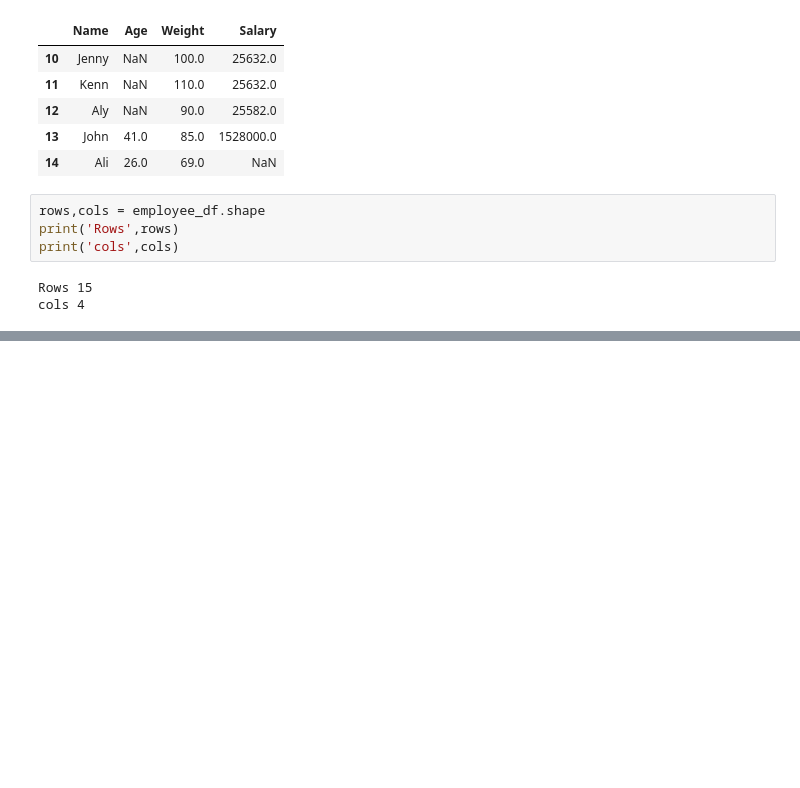
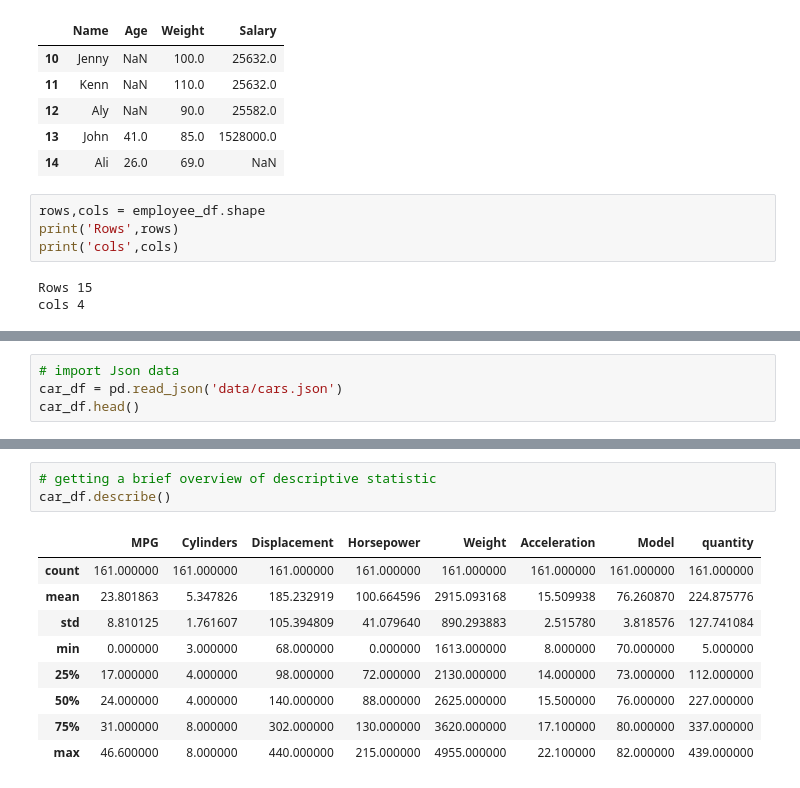
Before and after one commit to PooraniAsogan/Pandas2, a Jupyter notebook: lecture_notes.ipynb, the cells around one changed output, grey strips where cells are left out. Saved outputs shown, nothing was run; the diff lists cells and outputs as text; blank space fills up the shorter version.

```diff
--- a/lecture_notes.ipynb
+++ b/lecture_notes.ipynb
@@ -142,0 +151,4 @@ cols 4
+# %%
+# import Json data
+car_df = pd.read_json('data/cars.json')
+car_df.head()
@@ -142,0 +190,13 @@ cols 4
+# %%
+# getting a brief overview of descriptive statistic
+car_df.describe()
+# %% [output]
+|  | MPG | Cylinders | Displacement | Horsepower | Weight | Acceleration | Model | quantity |
+| count | 161.000000 | 161.000000 | 161.000000 | 161.000000 | 161.000000 | 161.000000 | 161.000000 | 161.000000 |
+| mean | 23.801863 | 5.347826 | 185.232919 | 100.664596 | 2915.093168 | 15.509938 | 76.260870 | 224.875776 |
+| std | 8.810125 | 1.761607 | 105.394809 | 41.079640 | 890.293883 | 2.515780 | 3.818576 | 127.741084 |
+| min | 0.000000 | 3.000000 | 68.000000 | 0.000000 | 1613.000000 | 8.000000 | 70.000000 | 5.000000 |
+| 25% | 17.000000 | 4.000000 | 98.000000 | 72.000000 | 2130.000000 | 14.000000 | 73.000000 | 112.000000 |
+| 50% | 24.000000 | 4.000000 | 140.000000 | 88.000000 | 2625.000000 | 15.500000 | 76.000000 | 227.000000 |
+| 75% | 31.000000 | 8.000000 | 302.000000 | 130.000000 | 3620.000000 | 17.100000 | 80.000000 | 337.000000 |
+| max | 46.600000 | 8.000000 | 440.000000 | 215.000000 | 4955.000000 | 22.100000 | 82.000000 | 439.000000 |
```
Also changed, not shown: parts of 40 cells of this notebook, 3 other files.
